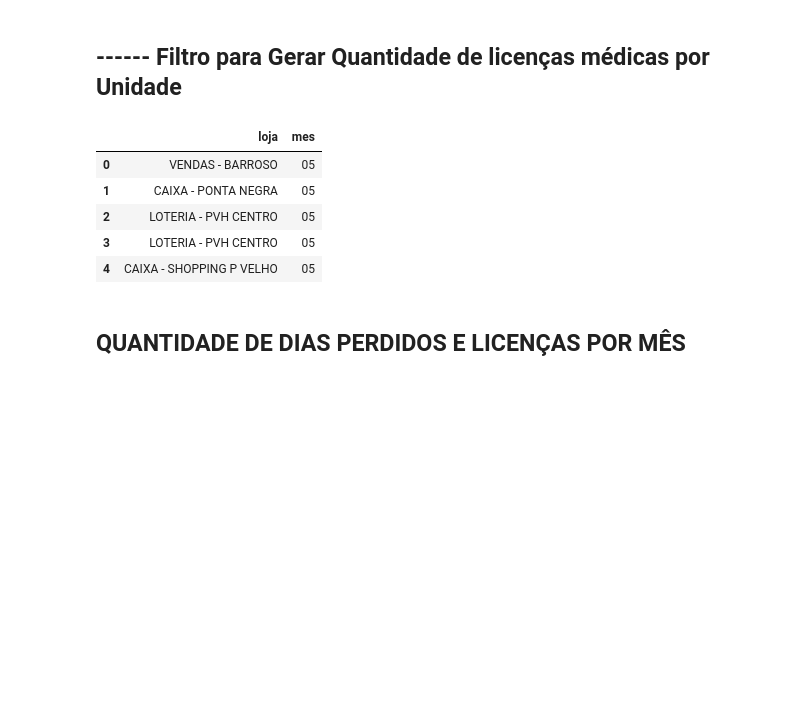
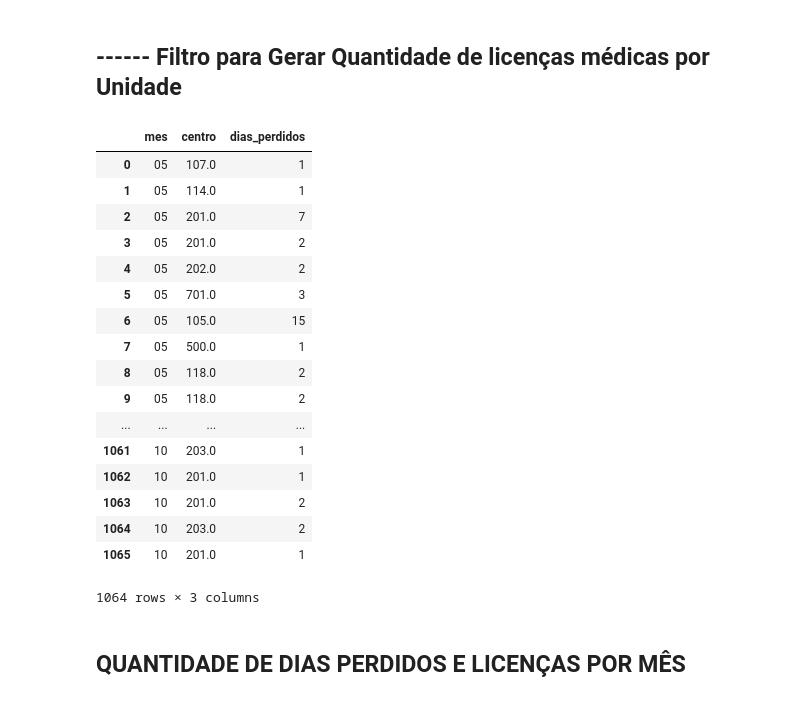
Before and after one commit to pamelaotero/servico_medico, a Jupyter notebook: servico_medico.ipynb, the cells around one changed output. Saved outputs shown, nothing was run; the diff lists cells and outputs as text; code cells hidden in the pictures; blank space fills up the shorter version.

```diff
--- a/servico_medico.ipynb
+++ b/servico_medico.ipynb
@@ -13,4 +15,2 @@ Lendo bases...
 # %%
-df_base_atestados = pd.read_excel(glob("bases/*")[0], index_col = None)
+df_base_atestados = pd.read_excel(glob("bases/base_ambulatorio/*")[0], index_col = None)
-# %%
-df_base_atestados['LOJA'] = df_base_atestados['LOJA'].astype(str)
@@ -72,13 +96,25 @@ df_atestados_meses.head()
 
 ## ------ Filtro para Gerar Quantidade de licenças médicas por Unidade
 # %%
-df_licencas_unidade = df_atestados_meses[['loja','mes']].copy()
+df_licencas_unidade = df_atestados_meses[['mes','centro','dias_perdidos']].copy()
 # %%
-df_licencas_unidade.head()
+df_licencas_unidade
 # %% [output]
-|  | loja | mes |
-| 0 | VENDAS - BARROSO | 05 |
-| 1 | CAIXA - PONTA NEGRA | 05 |
-| 2 | LOTERIA - PVH CENTRO | 05 |
-| 3 | LOTERIA - PVH CENTRO | 05 |
-| 4 | CAIXA - SHOPPING P VELHO | 05 |
+|  | mes | centro | dias_perdidos |
+| 0 | 05 | 107.0 | 1 |
+| 1 | 05 | 114.0 | 1 |
+| 2 | 05 | 201.0 | 7 |
+| 3 | 05 | 201.0 | 2 |
+| 4 | 05 | 202.0 | 2 |
+| 5 | 05 | 701.0 | 3 |
+| 6 | 05 | 105.0 | 15 |
+| 7 | 05 | 500.0 | 1 |
+| 8 | 05 | 118.0 | 2 |
+| 9 | 05 | 118.0 | 2 |
+| ... | ... | ... | ... |
+| 1061 | 10 | 203.0 | 1 |
+| 1062 | 10 | 201.0 | 1 |
+| 1063 | 10 | 201.0 | 2 |
+| 1064 | 10 | 203.0 | 2 |
+| 1065 | 10 | 201.0 | 1 |
+1064 rows × 3 columns
```
Also changed, not shown: parts of 52 cells of this notebook.
